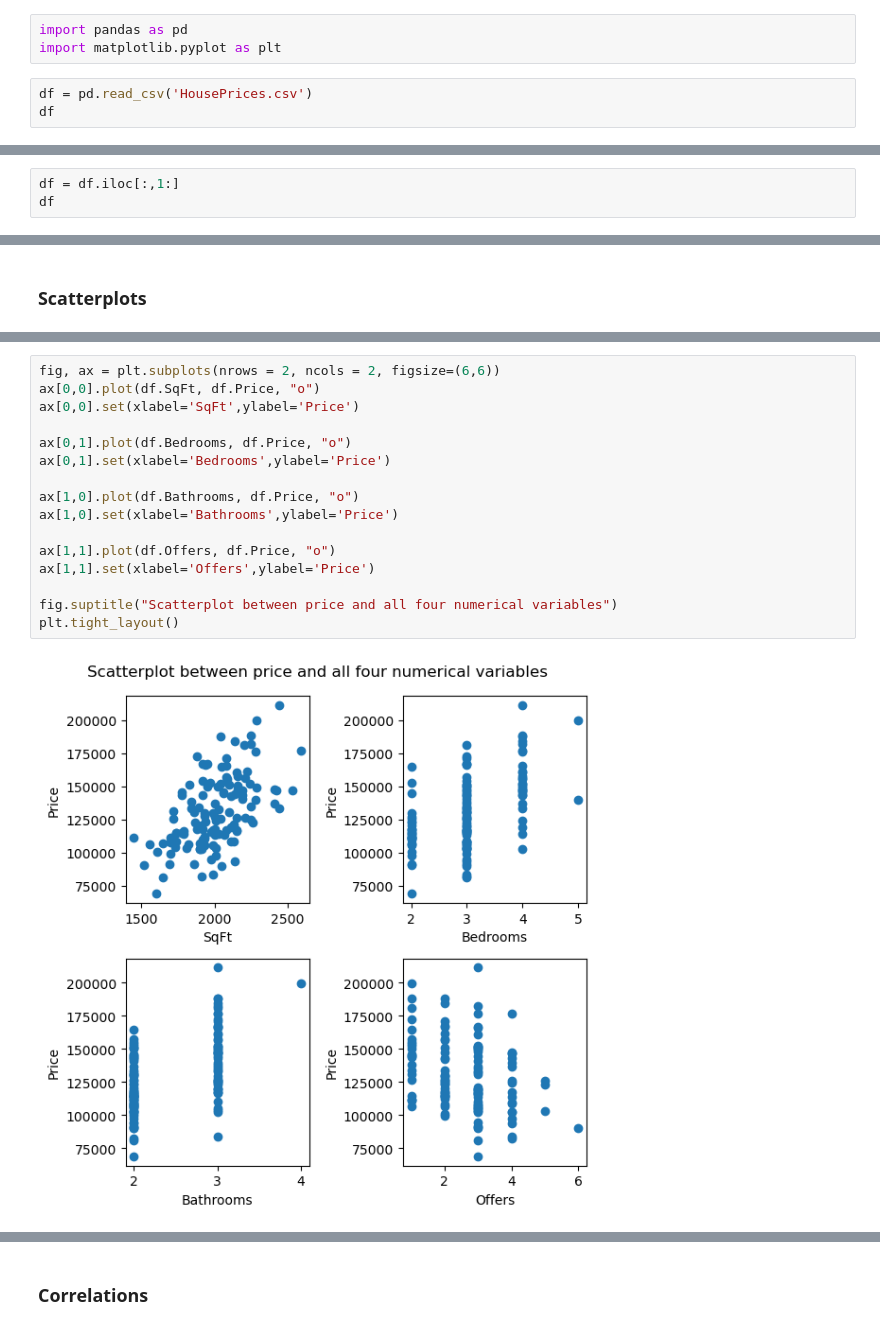
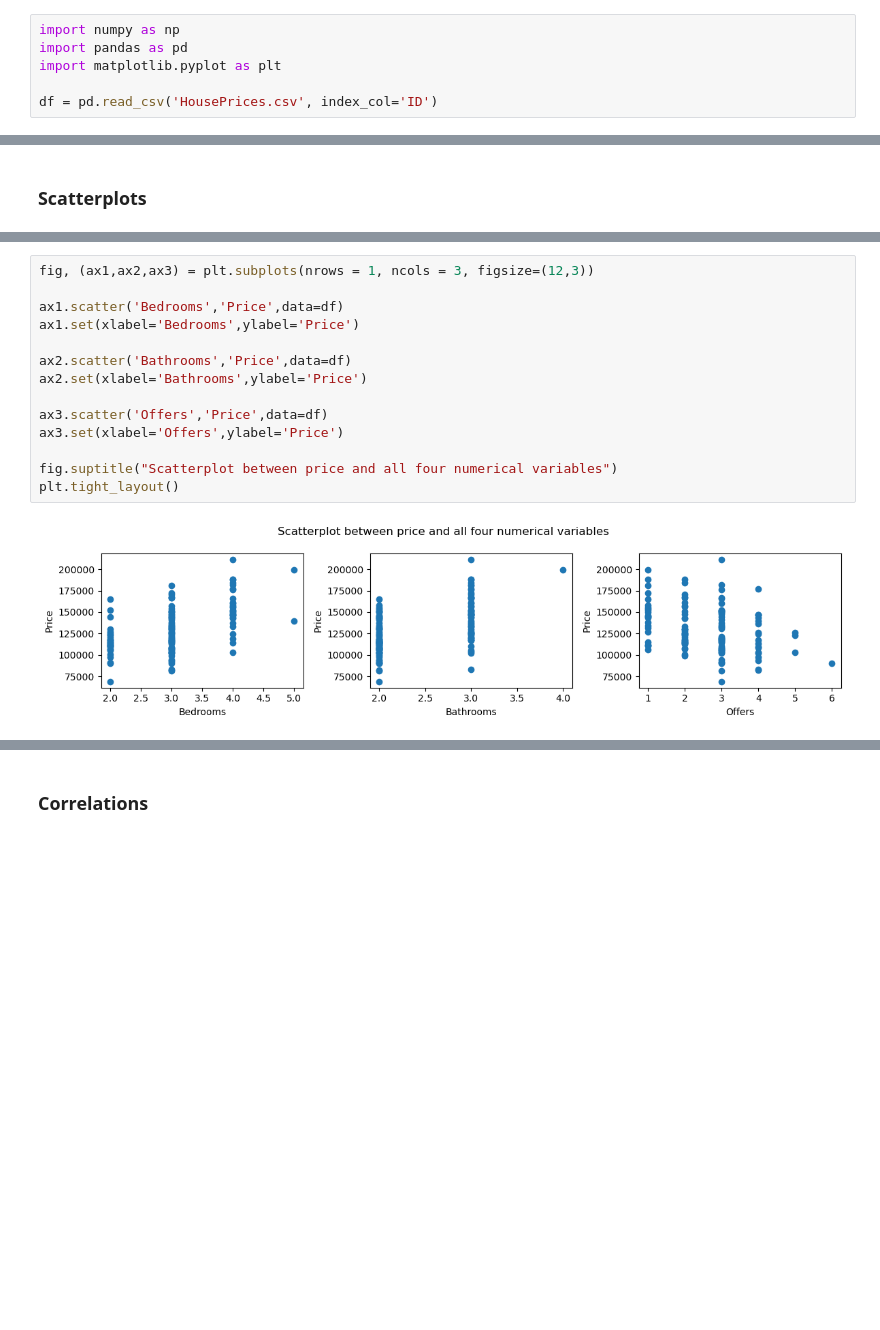
Before and after one commit to evansochola/house-price-data-exploration, a Jupyter notebook: House-Price-Data-Exploration.ipynb, the cells around one changed output, grey strips where cells are left out. Saved outputs shown, nothing was run; the diff lists cells and outputs as text; blank space fills up the shorter version.

```diff
--- a/House-Price-Data-Exploration.ipynb
+++ b/House-Price-Data-Exploration.ipynb
@@ -7,6 +15,6 @@ Our data contains a sample of house prices for a major US metropolitan area. In
 # %%
+import numpy as np
 import pandas as pd
 import matplotlib.pyplot as plt
+
+df = pd.read_csv('HousePrices.csv', index_col='ID')
-# %%
-df = pd.read_csv('HousePrices.csv')
-df
@@ -29,3 +20,0 @@ Filtered out the ID column since it adds no value to the summary statistics tabl
-# %%
-df = df.iloc[:,1:]
-df
@@ -143,19 +182,17 @@ While a scatterplot can be used to identify general trends, we can also use it t
 # %%
-fig, ax = plt.subplots(nrows = 2, ncols = 2, figsize=(6,6))
-ax[0,0].plot(df.SqFt, df.Price, "o")
-ax[0,0].set(xlabel='SqFt',ylabel='Price')
+fig, (ax1,ax2,ax3) = plt.subplots(nrows = 1, ncols = 3, figsize=(12,3))
 
-ax[0,1].plot(df.Bedrooms, df.Price, "o")
-ax[0,1].set(xlabel='Bedrooms',ylabel='Price')
+ax1.scatter('Bedrooms','Price',data=df)
+ax1.set(xlabel='Bedrooms',ylabel='Price')
 
-ax[1,0].plot(df.Bathrooms, df.Price, "o")
-ax[1,0].set(xlabel='Bathrooms',ylabel='Price')
+ax2.scatter('Bathrooms','Price',data=df)
+ax2.set(xlabel='Bathrooms',ylabel='Price')
 
-ax[1,1].plot(df.Offers, df.Price, "o")
-ax[1,1].set(xlabel='Offers',ylabel='Price')
+ax3.scatter('Offers','Price',data=df)
+ax3.set(xlabel='Offers',ylabel='Price')
 
 fig.suptitle("Scatterplot between price and all four numerical variables")
 plt.tight_layout()
 # %% [output]
-[figure, old version]
+[figure, new version]
 # %% [markdown]
```
Also changed, not shown: parts of 34 cells of this notebook.
